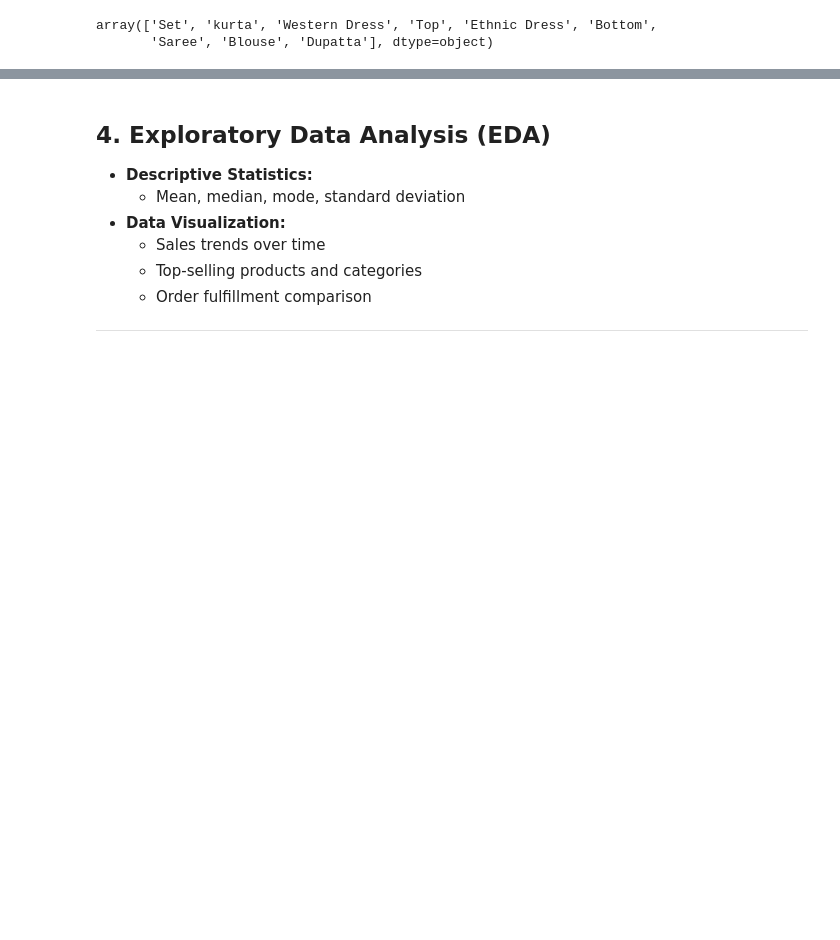
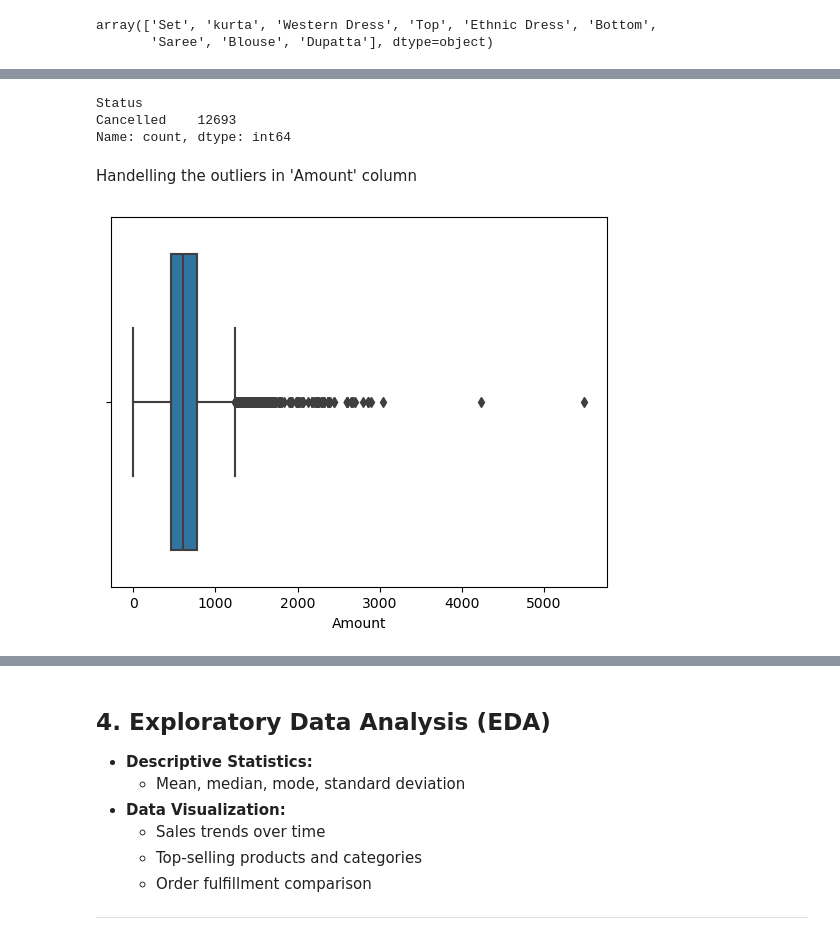
Before and after one commit to subhashisrath/Amazon_Sales_Analysis, a Jupyter notebook: notebooks/Amazon_salesdata_Analysis.ipynb, the cells around one changed output, grey strips where cells are left out. Saved outputs shown, nothing was run; the diff lists cells and outputs as text; code cells hidden in the pictures; blank space fills up the shorter version.

```diff
--- a/notebooks/Amazon_salesdata_Analysis.ipynb
+++ b/notebooks/Amazon_salesdata_Analysis.ipynb
@@ -415,0 +622,16 @@ dtype: object
+# %%
+#Filtering the data where quantity is 0 and status is cancelled
+amazon_df_cleaned = amazon_df_cleaned[~((amazon_df_cleaned['Qty'] == 0 ) & (amazon_df_cleaned['Status'] != 'Cancelled'))]
+# %%
+amazon_df_cleaned[amazon_df_cleaned['Qty'] == 0]['Status'].value_counts()
+# %% [output]
+Status
+Cancelled    12693
+Name: count, dtype: int64
+# %% [markdown]
+Handelling the outliers in 'Amount' column
+# %%
+sns.boxplot(x=amazon_df_cleaned['Amount'])
+plt.show()
+# %% [output]
+[figure, added]
```
Also changed, not shown: parts of 35 cells of this notebook, 1 other file.
